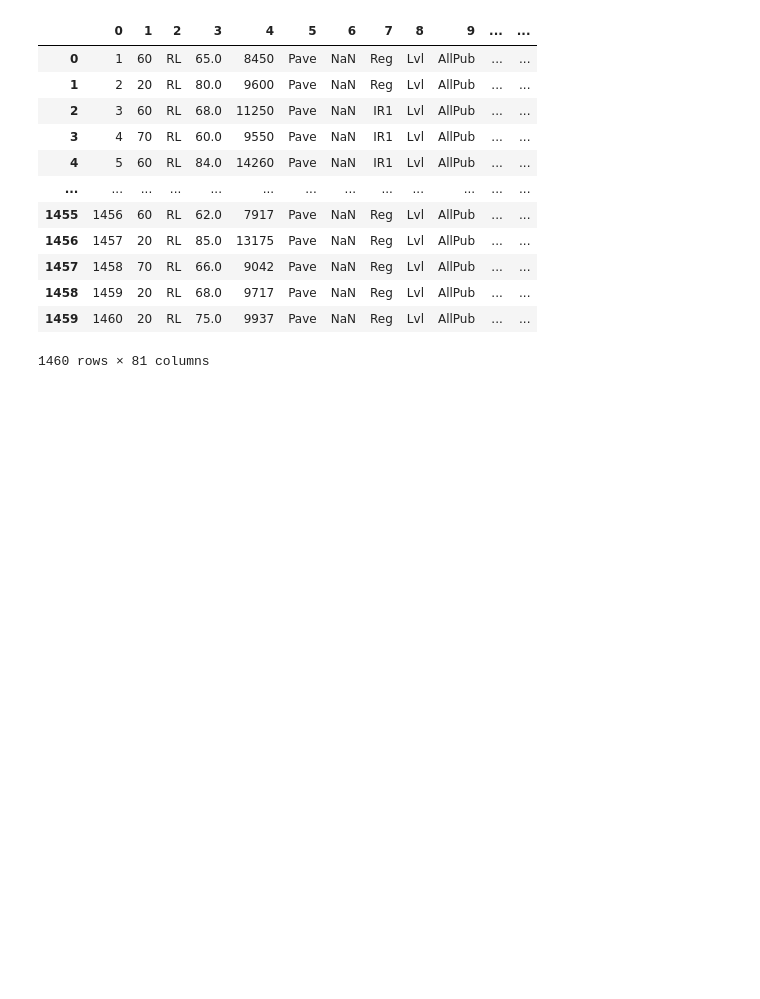
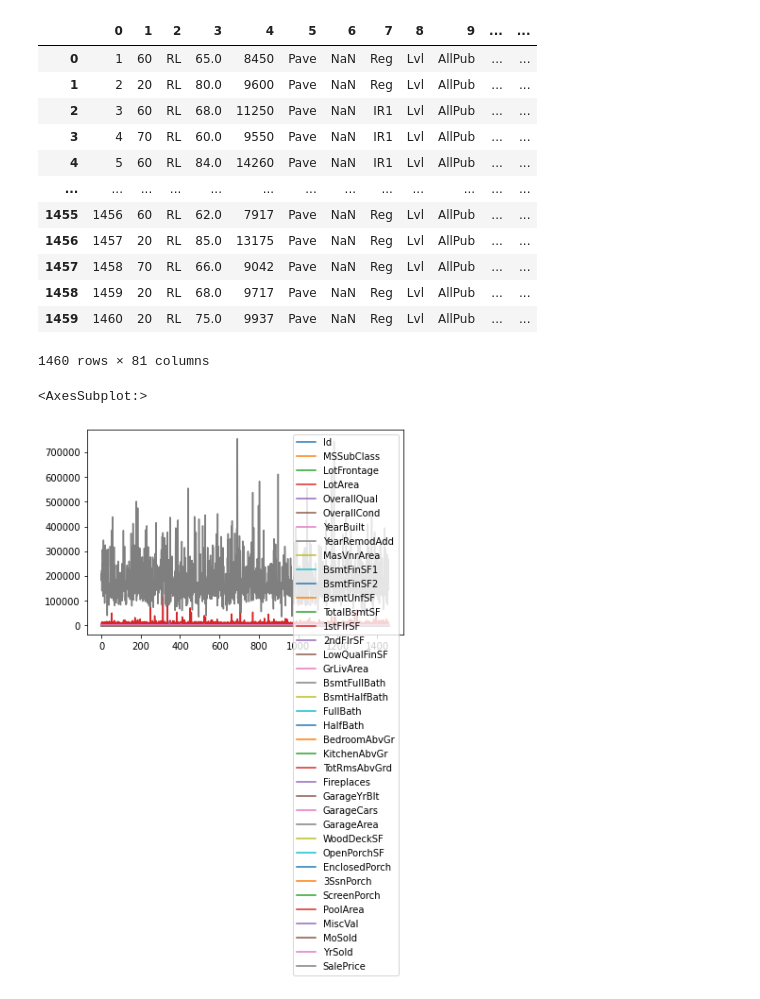
Before and after one commit to PiitrB/itmh-data-analytics-pandas, a Jupyter notebook: creating_dataset.ipynb, the cells around one changed output. Drawn from its saved outputs; the diff is of its cells as text; code cells hidden in the pictures; blank space fills up the shorter version.

```diff
--- a/creating_dataset.ipynb
+++ b/creating_dataset.ipynb
@@ -116,3 +116,8 @@ df_cols
 | 1458 | 1459 | 20 | RL | 68.0 | 9717 | Pave | NaN | Reg | Lvl | AllPub | ... | ... |
 | 1459 | 1460 | 20 | RL | 75.0 | 9937 | Pave | NaN | Reg | Lvl | AllPub | ... | ... |
 1460 rows × 81 columns
+# %%
+df.plot()
+# %% [output]
+<AxesSubplot:>
+[figure, added]
```
Also changed, not shown: 1 other file.
